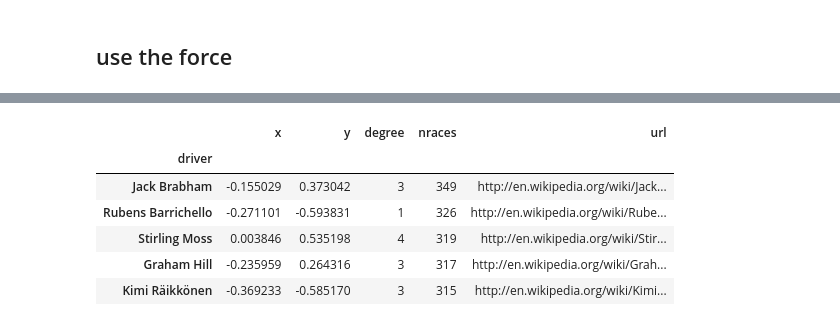
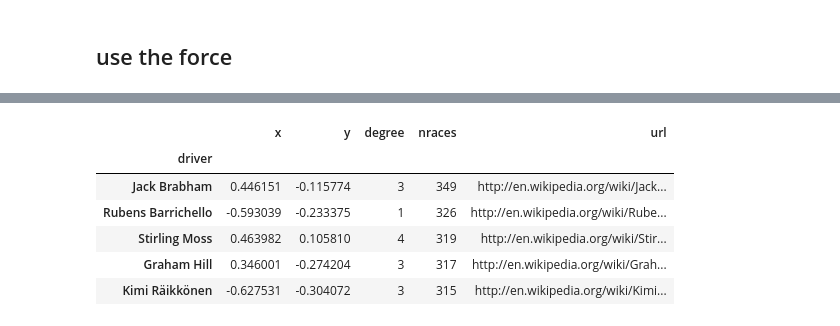
Before and after one commit to samkennerly/kingofsnake, a Jupyter notebook: books/viz/graph.ipynb, the cells around one changed output, grey strips where cells are left out. Cells and saved outputs as stored; diff of their text form; code cells hidden in the pictures.

```diff
--- a/books/viz/graph.ipynb
+++ b/books/viz/graph.ipynb
@@ -161,7 +161,7 @@ vgers
 ## use the force
 # %%
 %%time
-frame = graph.frame(240)
+frame = graph.frame(1200)
 frame['degree'] = bacondeg(graph, core)
 frame['nraces'] = graph.links.groupby('source')['weight'].sum()
 frame = (
@@ -178,10 +178,10 @@ Wall time: 9.74 s
 |  | x | y | degree | nraces | url |
 | driver |  |  |  |  |  |
-| Jack Brabham | -0.155029 | 0.373042 | 3 | 349 | http://en.wikipedia.org/wiki/Jack... |
-| Rubens Barrichello | -0.271101 | -0.593831 | 1 | 326 | http://en.wikipedia.org/wiki/Rube... |
-| Stirling Moss | 0.003846 | 0.535198 | 4 | 319 | http://en.wikipedia.org/wiki/Stir... |
-| Graham Hill | -0.235959 | 0.264316 | 3 | 317 | http://en.wikipedia.org/wiki/Grah... |
-| Kimi Räikkönen | -0.369233 | -0.585170 | 3 | 315 | http://en.wikipedia.org/wiki/Kimi... |
+| Jack Brabham | 0.446151 | -0.115774 | 3 | 349 | http://en.wikipedia.org/wiki/Jack... |
+| Rubens Barrichello | -0.593039 | -0.233375 | 1 | 326 | http://en.wikipedia.org/wiki/Rube... |
+| Stirling Moss | 0.463982 | 0.105810 | 4 | 319 | http://en.wikipedia.org/wiki/Stir... |
+| Graham Hill | 0.346001 | -0.274204 | 3 | 317 | http://en.wikipedia.org/wiki/Grah... |
+| Kimi Räikkönen | -0.627531 | -0.304072 | 3 | 315 | http://en.wikipedia.org/wiki/Kimi... |
 # %%
 def show(frame, core, **kwargs):
     kwargs.setdefault('cmap', 'nipy_spectral_r')
```
Also changed, not shown: parts of 3 cells of this notebook, 1 other file.
